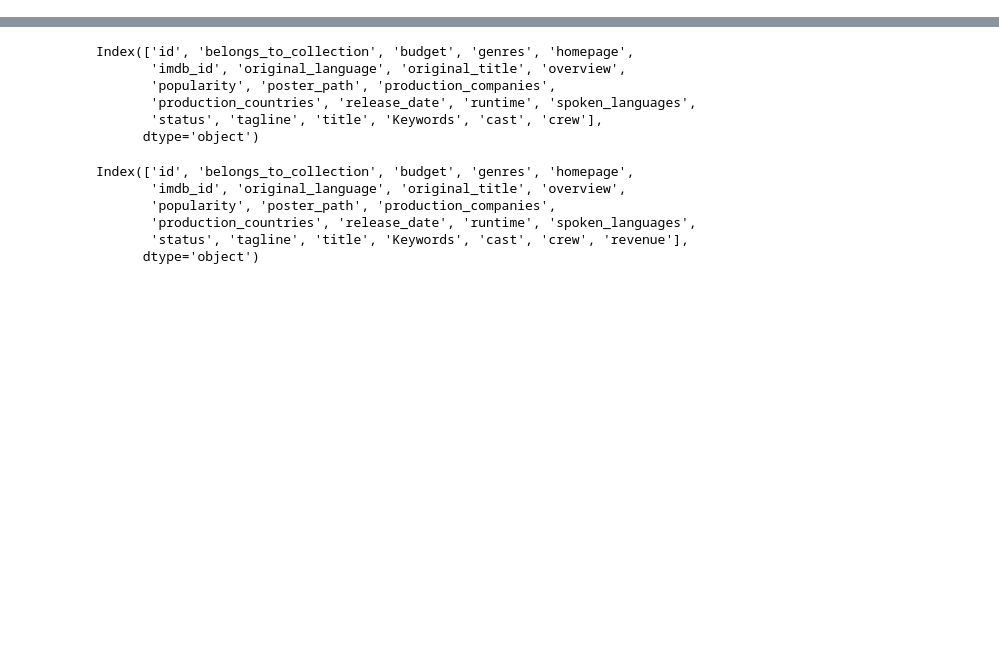
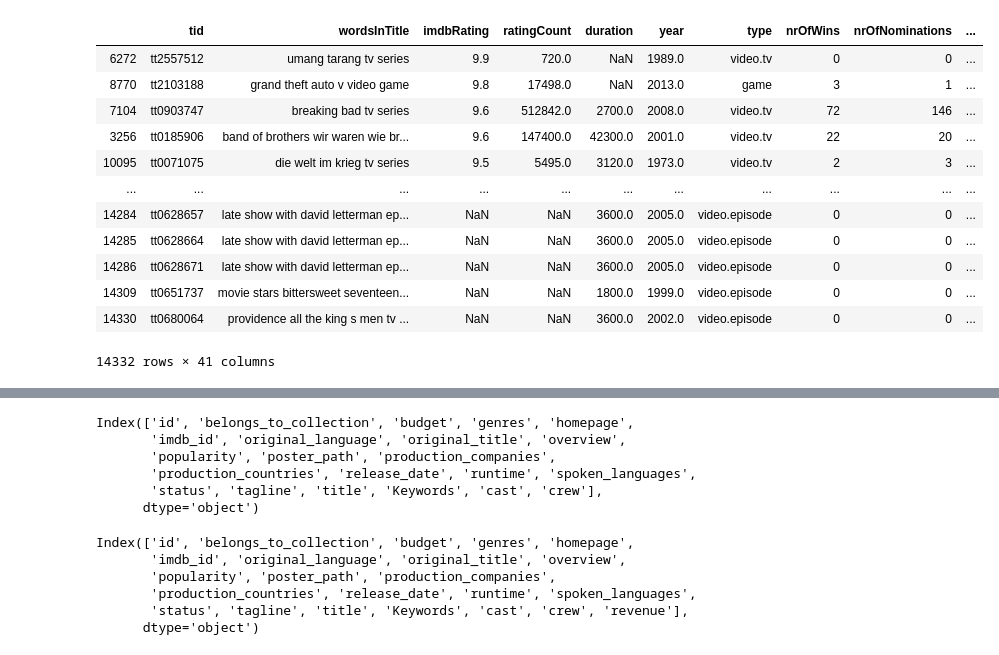
Before and after one commit to Hoda-MA/My-Projects, a Jupyter notebook: IMDB/IMDB-Supervised Learning- Regression Problems-.ipynb, the cells around one changed output, grey strips where cells are left out. Cells and saved outputs as stored; diff of their text form; code cells hidden in the pictures; blank space fills up the shorter version.

```diff
--- a/IMDB/IMDB-Supervised Learning- Regression Problems-.ipynb
+++ b/IMDB/IMDB-Supervised Learning- Regression Problems-.ipynb
@@ -23,3 +87,20 @@ Set1=['Red', 'Yellow', 'Navy', 'pink','purple','black','Blue']
+# %%
+imdb_=imdb.drop(['fn', 'title', 'url'], axis=1)
+imdb_.sort_values('imdbRating', ascending=False)
+# %% [output]
+|  | tid | wordsInTitle | imdbRating | ratingCount | duration | year | type | nrOfWins | nrOfNominations | ... |
+| 6272 | tt2557512 | umang tarang tv series | 9.9 | 720.0 | NaN | 1989.0 | video.tv | 0 | 0 | ... |
+| 8770 | tt2103188 | grand theft auto v video game | 9.8 | 17498.0 | NaN | 2013.0 | game | 3 | 1 | ... |
+| 7104 | tt0903747 | breaking bad tv series | 9.6 | 512842.0 | 2700.0 | 2008.0 | video.tv | 72 | 146 | ... |
+| 3256 | tt0185906 | band of brothers wir waren wie br... | 9.6 | 147400.0 | 42300.0 | 2001.0 | video.tv | 22 | 20 | ... |
+| 10095 | tt0071075 | die welt im krieg tv series | 9.5 | 5495.0 | 3120.0 | 1973.0 | video.tv | 2 | 3 | ... |
+| ... | ... | ... | ... | ... | ... | ... | ... | ... | ... | ... |
+| 14284 | tt0628657 | late show with david letterman ep... | NaN | NaN | 3600.0 | 2005.0 | video.episode | 0 | 0 | ... |
+| 14285 | tt0628664 | late show with david letterman ep... | NaN | NaN | 3600.0 | 2005.0 | video.episode | 0 | 0 | ... |
+| 14286 | tt0628671 | late show with david letterman ep... | NaN | NaN | 3600.0 | 2005.0 | video.episode | 0 | 0 | ... |
+| 14309 | tt0651737 | movie stars bittersweet seventeen... | NaN | NaN | 1800.0 | 1999.0 | video.episode | 0 | 0 | ... |
+| 14330 | tt0680064 | providence all the king s men tv ... | NaN | NaN | 3600.0 | 2002.0 | video.episode | 0 | 0 | ... |
+14332 rows × 41 columns
 # %%
 test=pd.read_csv('test.csv')
 test.head(2)
```
Also changed, not shown: parts of 6 cells of this notebook, 3 other files.
